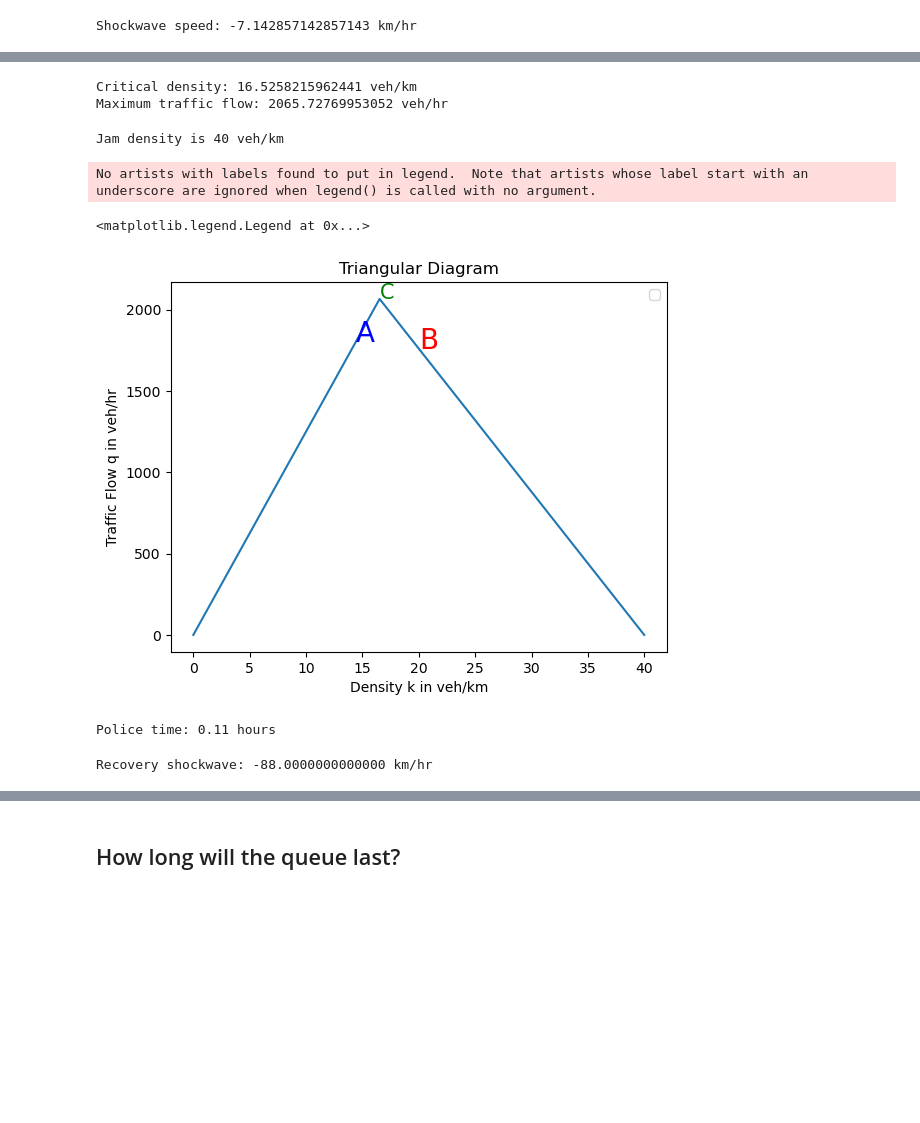
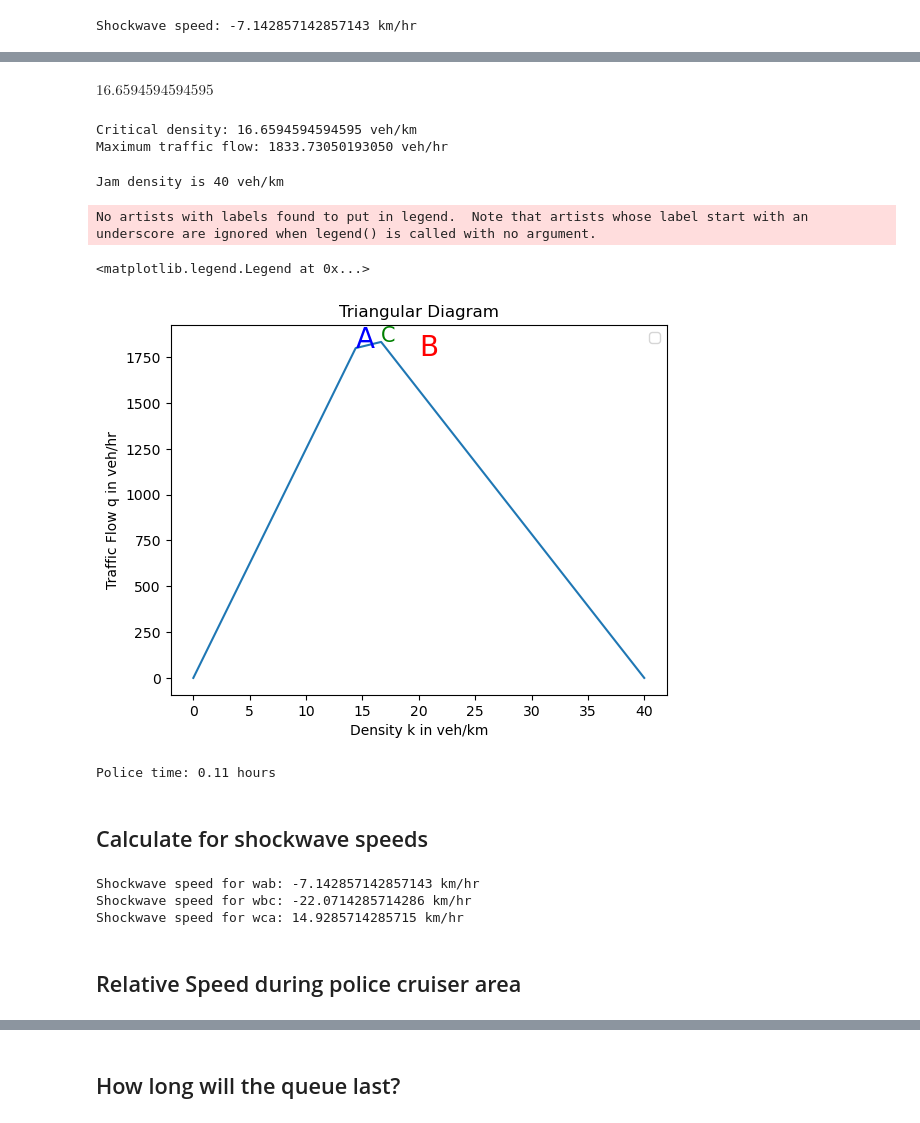
Before and after one commit to lotlouischoitslab/Computational_Transportation_Science, a Jupyter notebook: 01Traffic_Theory/04Traffic_Shockwaves.ipynb, the cells around one changed output, grey strips where cells are left out. Saved outputs shown, nothing was run; the diff lists cells and outputs as text; code cells hidden in the pictures; blank space fills up the shorter version.

```diff
--- a/01Traffic_Theory/04Traffic_Shockwaves.ipynb
+++ b/01Traffic_Theory/04Traffic_Shockwaves.ipynb
@@ -29,3 +29,19 @@ wab = (qb-qa)/(kb-ka)
 print(f'Shockwave speed: {wab} km/hr')
 # %% [output]
 Shockwave speed: -7.142857142857143 km/hr
+# %%
+# We know that the parabola curve passes through points (0,0) (14.4,1800) and (20,1760)
+x1,y1 = 0,0
+x2,y2 = 14.4,1800
+x3,y3 = 20, 1760
+
+a,b,c = symbols('a,b,c')
+variables = [a,b,c]
+
+eq1 = a*x1**2 + b*x1 + c - y1
+eq2 = a*x2**2 + b*x2 + c - y2
+eq3 = a*x3**2 + b*x3 + c - y3
+equations = [eq1,eq2,eq3]
+
+sol = solve(equations,variables)
+sol
@@ -32,40 +57,43 @@ Shockwave speed: -7.142857142857143 km/hr
+# %%
+x = -sol[b]/(2*sol[a])
+x
+# %% [output]
+$\displaystyle 16.6594594594595$
 # %%
 #find the critical density which is the density when the traffic flow is at maximum
-x,y = symbols('x,y')
-variables = [x,y]
-eq1 = v1*x-y
-eq2 = -v2*(x-kb)+qb-y
-equations = [eq1,eq2]
-sol = solve(equations,variables)
-k_crit = sol[x]
-qmax = sol[y]
+
+k_crit = -sol[b]/(2*sol[a])
+x = k_crit
+qmax = sol[a]*x**2+sol[b]*x+sol[c]
 print(f'Critical density: {k_crit} veh/km')
 print(f'Maximum traffic flow: {qmax} veh/hr')
 # %% [output]
-Critical density: 16.5258215962441 veh/km
-Maximum traffic flow: 2065.72769953052 veh/hr
+Critical density: 16.6594594594595 veh/km
+Maximum traffic flow: 1833.73050193050 veh/hr
 # %%
 x = symbols('x')
-k_jam = solve(y2,x)[0]
+y = 0
+eq2 = -vb*(x-kb)+qb-y
+k_jam = solve(eq2,x)[0]
 print(f'Jam density is {k_jam} veh/km')
 # %% [output]
 Jam density is 40 veh/km
 # %%
-x = [0,k1,k_crit,k_jam]
-y = [0,q1,qmax,0]
+x = [0,ka,k_crit,k_jam]
+y = [0,qa,qmax,0]
 plt.plot(x,y)
 plt.xlabel('Density k in veh/km')
 plt.ylabel('Traffic Flow q in veh/hr')
 plt.title('Triangular Diagram')
 crit_den = [k_crit]
 max_flow = [qmax]
-plt.text(k1,q1,'A',size=20,color='blue')
-plt.text(k2,q2,'B',size=20,color='red')
+plt.text(ka,qa,'A',size=20,color='blue')
+plt.text(kb,qb,'B',size=20,color='red')
 plt.text(k_crit,qmax,'C',size=15,color='green')
 plt.legend()
 # %% [output]
 No artists with labels found to put in legend.  Note that artists whose label start with an underscore are ignored when legend() is called with no argument.
 <matplotlib.legend.Legend at 0x...>
-[figure, old version]
+[figure, new version]
 # %%
 length = 10 #km
@@ -73,8 +101,19 @@ time = round(length/v2,2)
 print(f'Police time: {time} hours')
 # %% [output]
 Police time: 0.11 hours
-# %%
-wbc = (q2-qmax)/(k2-k_crit)
-print(f'Recovery shockwave: {wbc} km/hr')
-# %% [output]
-Recovery shockwave: -88.0000000000000 km/hr
+# %% [markdown]
+## Calculate for shockwave speeds
+# %%
+wab = (qa-qb)/(ka-kb)
+wbc = (qb-qmax)/(kb-k_crit)
+wca = (qmax-qa)/(k_crit-ka)
+
+print(f'Shockwave speed for wab: {wab} km/hr')
+print(f'Shockwave speed for wbc: {wbc} km/hr')
+print(f'Shockwave speed for wca: {wca} km/hr')
+# %% [output]
+Shockwave speed for wab: -7.142857142857143 km/hr
+Shockwave speed for wbc: -22.0714285714286 km/hr
+Shockwave speed for wca: 14.9285714285715 km/hr
+# %% [markdown]
+## Relative Speed during police cruiser area
```
Also changed, not shown: parts of 10 cells of this notebook.
